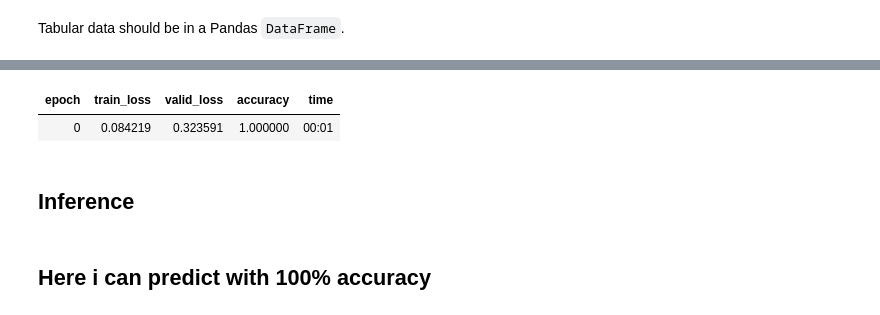
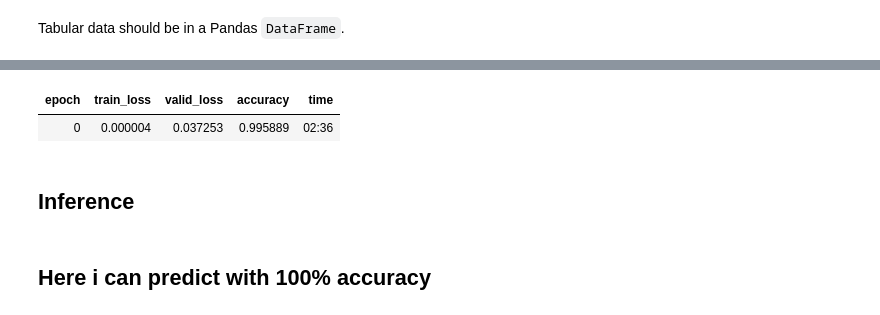
Before and after one commit to KenyanGeek/Binary-Classification-with-Unbalanced-Data-Deep-Learning-using-Fast.ai, a Jupyter notebook: Xente_Fraud_Detection_Challenge.ipynb, the cells around one changed output, grey strips where cells are left out. Cells and saved outputs as stored; diff of their text form; code cells hidden in the pictures.

```diff
--- a/Xente_Fraud_Detection_Challenge.ipynb
+++ b/Xente_Fraud_Detection_Challenge.ipynb
@@ -35,13 +153,12 @@ Saving test.csv to test (3).csv
 # %%
-import io
+
+valid_idx = range(77000, 113000)
 
 
-df_test = pd.read_csv(io.BytesIO(uploaded['test.csv']))
-
 test = TabularList.from_df(df_test, cat_names=cat_names, cont_names=cont_names, procs=procs)
 # %%
 data = (TabularList.from_df(df_train, cat_names=cat_names, cont_names=cont_names, procs=procs)
-                           .split_by_rand_pct(0.2)
+                           .split_by_idx(valid_idx)
                            .label_from_df(cols=dep_var)
                            .add_test(test, label = 'FraudResult')
                            .databunch())
@@ -51,0 +174,5 @@ learn = tabular_learner(data, layers=[300,150], metrics=accuracy)
+# %%
+
+
+learn = tabular_learner(data, layers=[1000,500], metrics=accuracy)
+#learn = tabular_learner(data, layers=[2000,1000], metrics=[accuracy,  Precision(), Recall()] )
@@ -51,0 +183,4 @@ learn = tabular_learner(data, layers=[300,150], metrics=accuracy)
+# %%
+
+#learn.fit(1, 1e-2)
+learn.fit_one_cycle(1, 2.5e-2)
@@ -52,8 +205,9 @@ learn = tabular_learner(data, layers=[300,150], metrics=accuracy)
 # %%
-learn.fit(1, 1e-3)
+learn.unfreeze()
+learn.fit_one_cycle(1, slice(1e-2))
 # %% [output]
 | epoch | train_loss | valid_loss | accuracy | time |
-| 0 | 0.084219 | 0.323591 | 1.000000 | 00:01 |
+| 0 | 0.000004 | 0.037253 | 0.995889 | 02:36 |
 # %% [markdown]
 ## Inference
 # %% [markdown]
```
Also changed, not shown: parts of 23 cells of this notebook.
